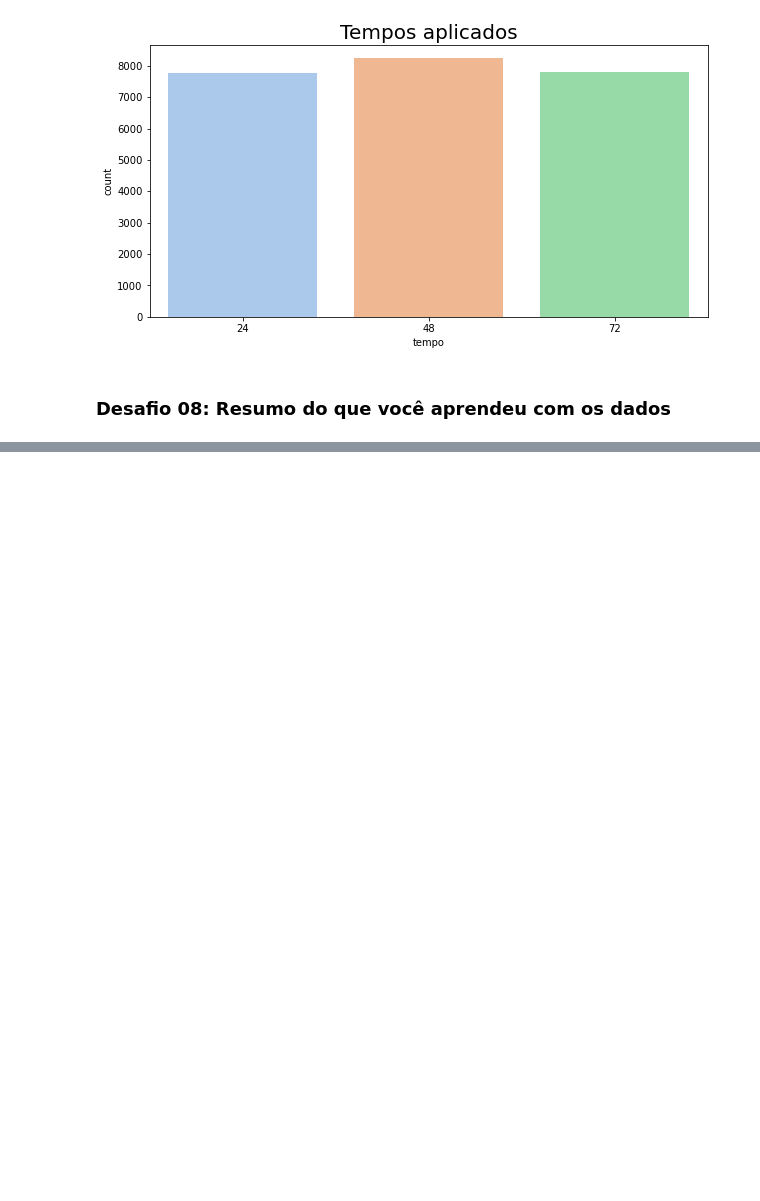
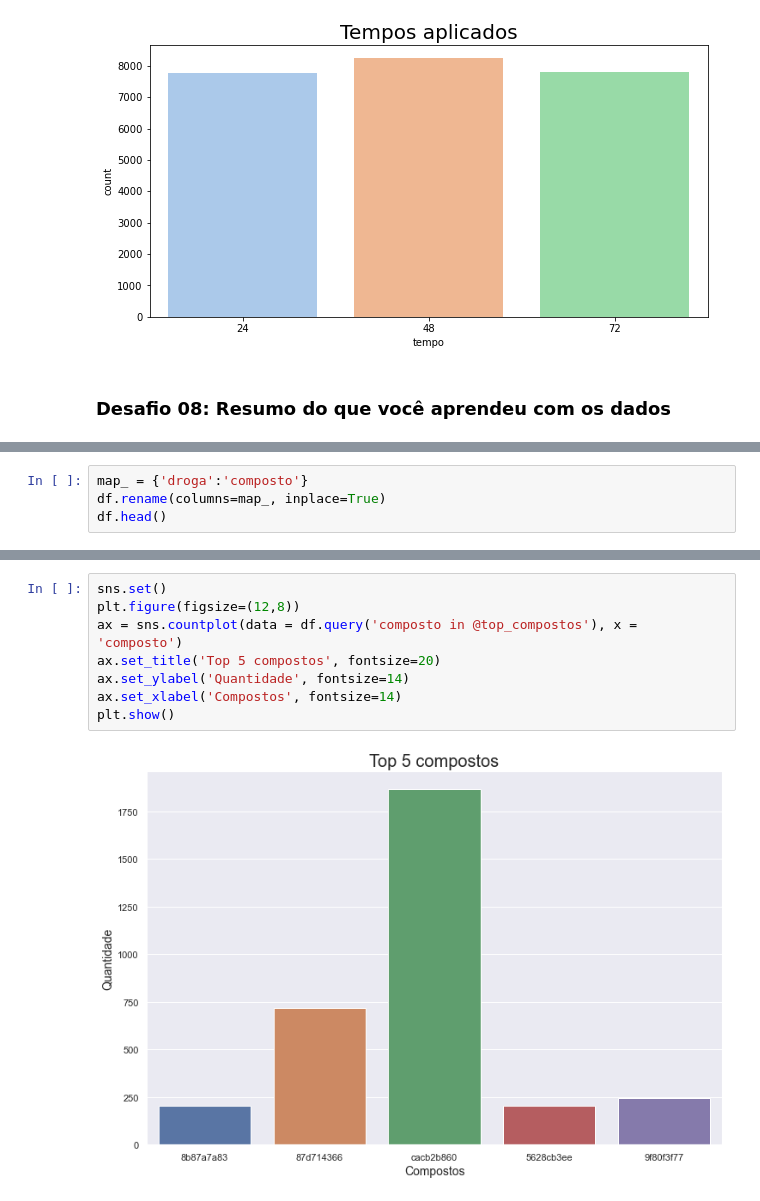
Before and after one commit to gabicgama/projeto-imersao-dados, a Jupyter notebook: Projeto-Imersão-Dados.ipynb, the cells around one changed output, grey strips where cells are left out. Drawn from its saved outputs; the diff is of its cells as text; blank space fills up the shorter version.

```diff
--- a/Projeto-Imersão-Dados.ipynb
+++ b/Projeto-Imersão-Dados.ipynb
@@ -268,0 +319,4 @@ sns.countplot(data=df,x='tempo', palette ='pastel');
+# %%
+map_ = {'droga':'composto'}
+df.rename(columns=map_, inplace=True)
+df.head()
@@ -268,0 +360,10 @@ sns.countplot(data=df,x='tempo', palette ='pastel');
+# %%
+sns.set()
+plt.figure(figsize=(12,8))
+ax = sns.countplot(data = df.query('composto in @top_compostos'), x = 'composto')
+ax.set_title('Top 5 compostos', fontsize=20)
+ax.set_ylabel('Quantidade', fontsize=14)
+ax.set_xlabel('Compostos', fontsize=14)
+plt.show()
+# %% [output]
+[figure, added]
```
Also changed, not shown: parts of 57 cells of this notebook.
